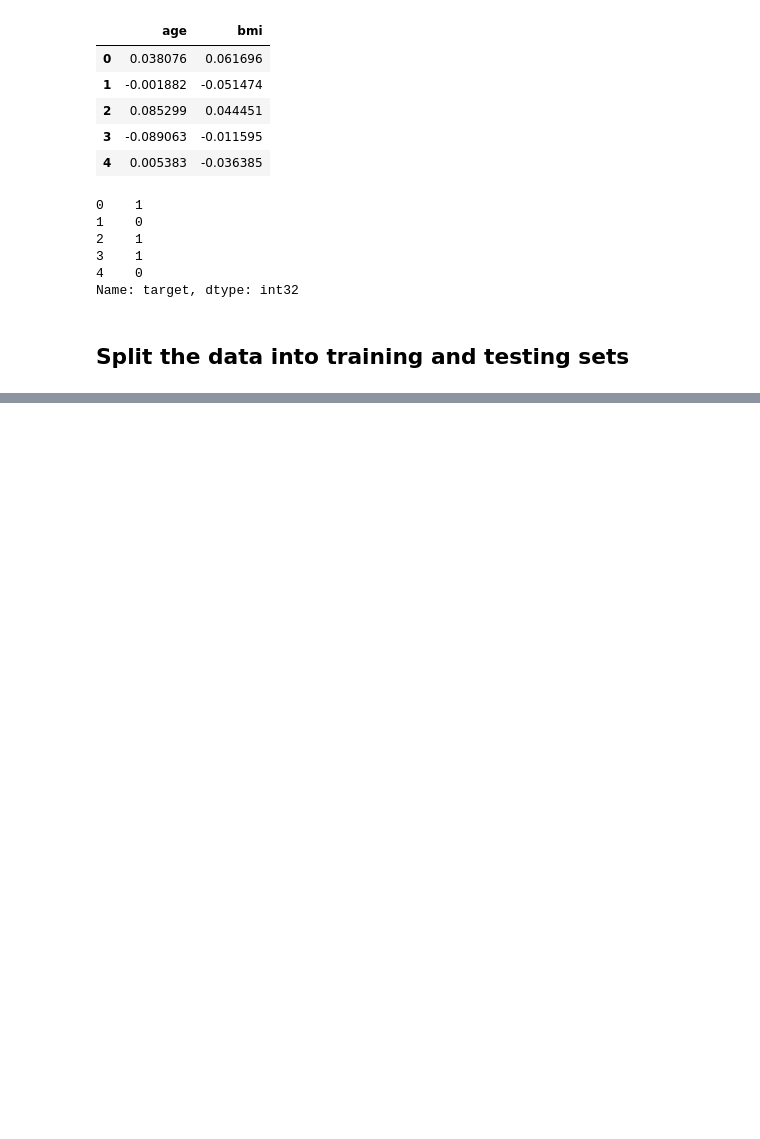
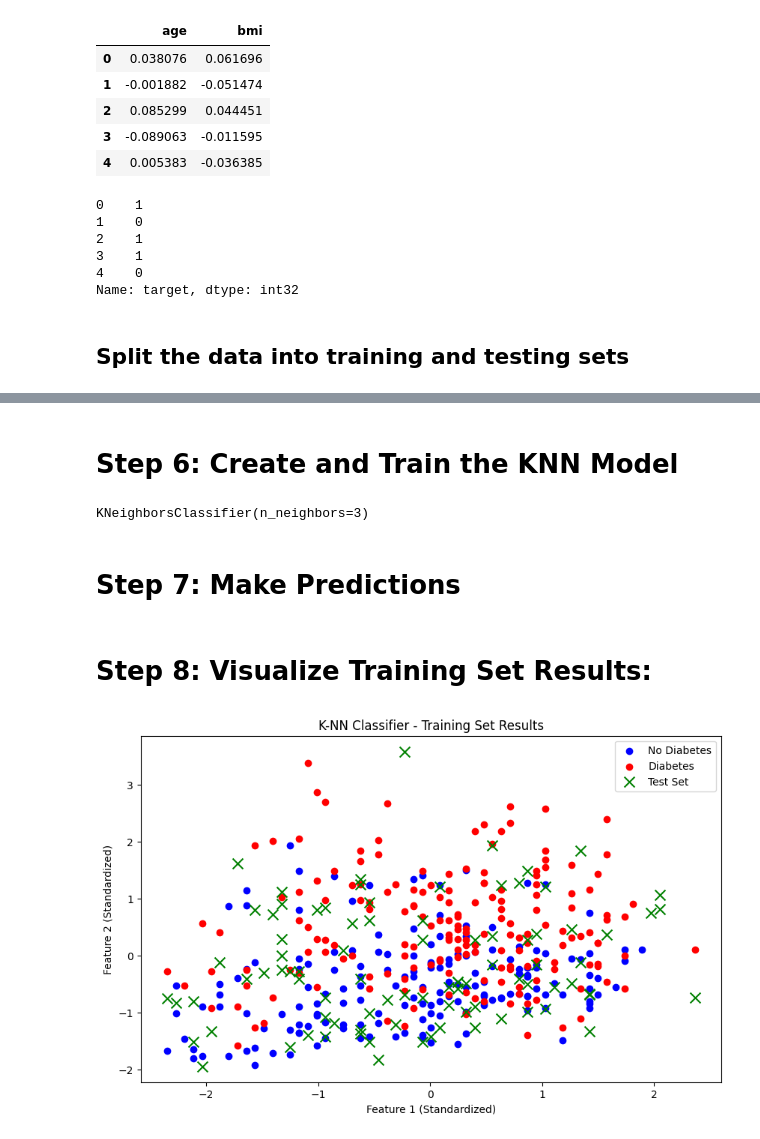
Before and after one commit to VED-PRAKA5H/machine_learning, a Jupyter notebook: K-NN_algorithm.ipynb, the cells around one changed output, grey strips where cells are left out. Saved outputs shown, nothing was run; the diff lists cells and outputs as text; code cells hidden in the pictures; blank space fills up the shorter version.

```diff
--- a/K-NN_algorithm.ipynb
+++ b/K-NN_algorithm.ipynb
@@ -85,0 +86,11 @@ X_test_scaled = scaler.transform(X_test)
+# %%
+k_value = 3
+# %% [markdown]
+# Step 6: Create and Train the KNN Model
+# %%
+knn_model = KNeighborsClassifier(n_neighbors=k_value)
+knn_model.fit(X_train_scaled, y_train)
+# %% [output]
+KNeighborsClassifier(n_neighbors=3)
+# %% [markdown]
+# Step 7: Make Predictions
@@ -85,0 +99,14 @@ X_test_scaled = scaler.transform(X_test)
+# %% [markdown]
+# Step 8: Visualize Training Set Results:
+# %%
+plt.figure(figsize=(10, 6))
+plt.scatter(X_train_scaled[y_train == 0, 0], X_train_scaled[y_train == 0, 1], color='blue', label='No Diabetes')
+plt.scatter(X_train_scaled[y_train == 1, 0], X_train_scaled[y_train == 1, 1], color='red', label='Diabetes')
+plt.scatter(X_test_scaled[:, 0], X_test_scaled[:, 1], color='green', label='Test Set', marker='x', s=100)
+plt.title('K-NN Classifier - Training Set Results')
+plt.xlabel('Feature 1 (Standardized)')
+plt.ylabel('Feature 2 (Standardized)')
+plt.legend()
+plt.show()
+# %% [output]
+[figure, added]
```
Also changed, not shown: parts of 4 cells of this notebook.
